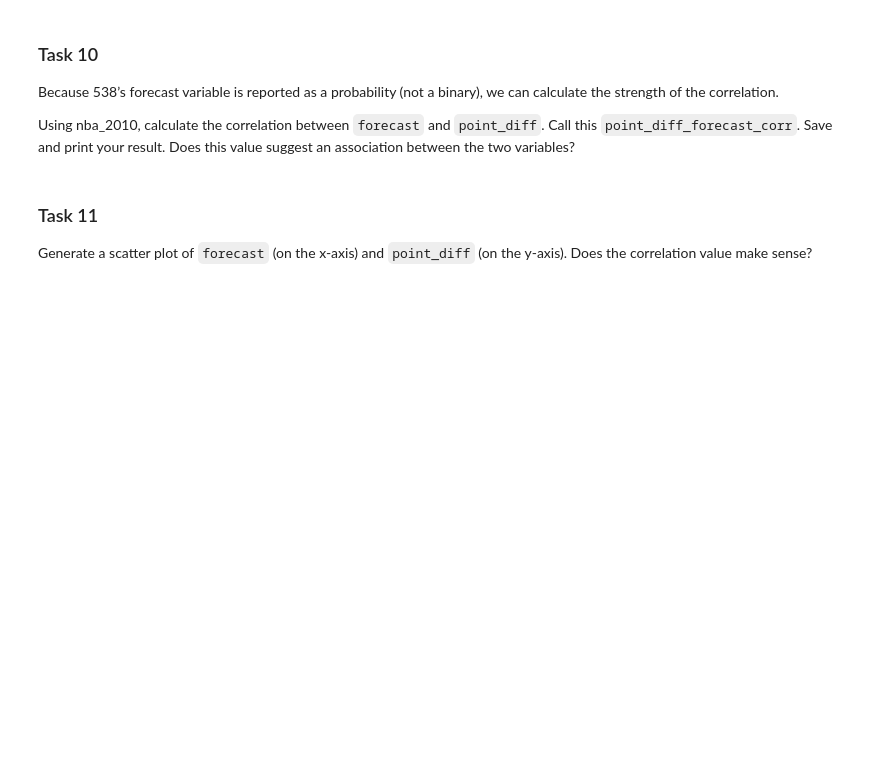
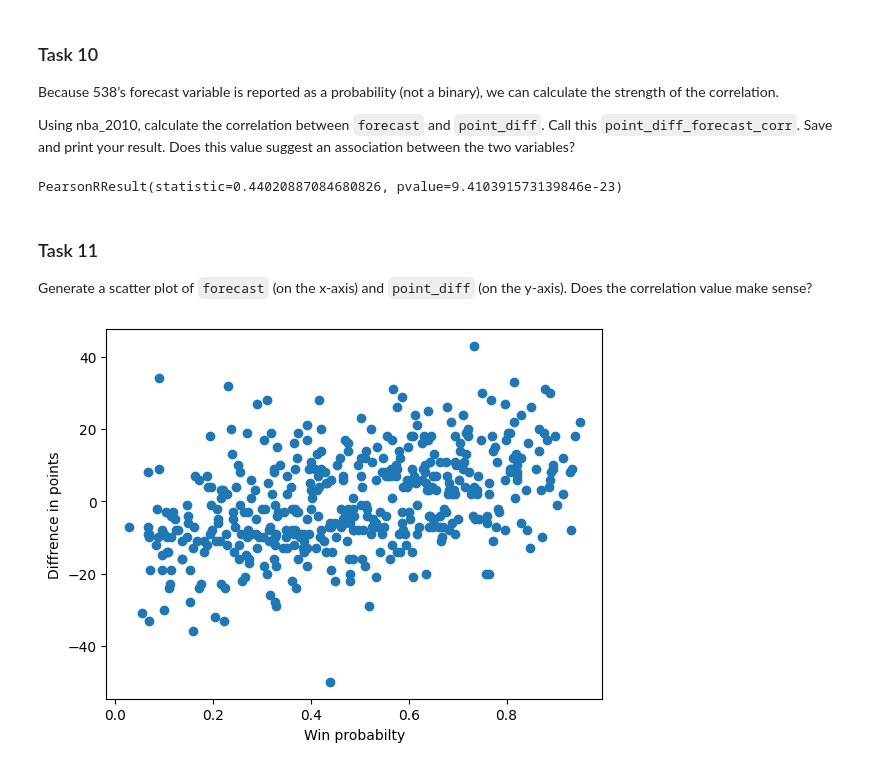
Before and after one commit to Dotrako/Pandas, a Jupyter notebook: NBA Trends Project/NBA_Trends_Project.ipynb, the cells around one changed output. Cells and saved outputs as stored; diff of their text form; code cells hidden in the pictures; blank space fills up the shorter version.

```diff
--- a/NBA Trends Project/NBA_Trends_Project.ipynb
+++ b/NBA Trends Project/NBA_Trends_Project.ipynb
@@ -205,7 +261,19 @@ Using `nba_2010`, calculate the covariance between `forecast` (538's projected w
 Because 538’s forecast variable is reported as a probability (not a binary), we can calculate the strength of the correlation.
 
 Using nba_2010, calculate the correlation between `forecast` and `point_diff`. Call this `point_diff_forecast_corr`. Save and print your result. Does this value suggest an association between the two variables?
+# %%
+point_diff_forecast_corr= pearsonr(nba_2010.forecast, nba_2010.point_diff)
+point_diff_forecast_corr
+# %% [output]
+PearsonRResult(statistic=0.44020887084680826, pvalue=9.410391573139846e-23)
 # %% [markdown]
 ### Task 11
 
 Generate a scatter plot of `forecast` (on the x-axis) and `point_diff` (on the y-axis). Does the correlation value make sense?
+# %%
+plt.scatter(x='forecast', y='point_diff', data=nba_2010)
+plt.xlabel("Win probabilty")
+plt.ylabel("Diffrence in points")
+plt.show()
+# %% [output]
+[figure, added]
```
Also changed, not shown: parts of 6 cells of this notebook.
